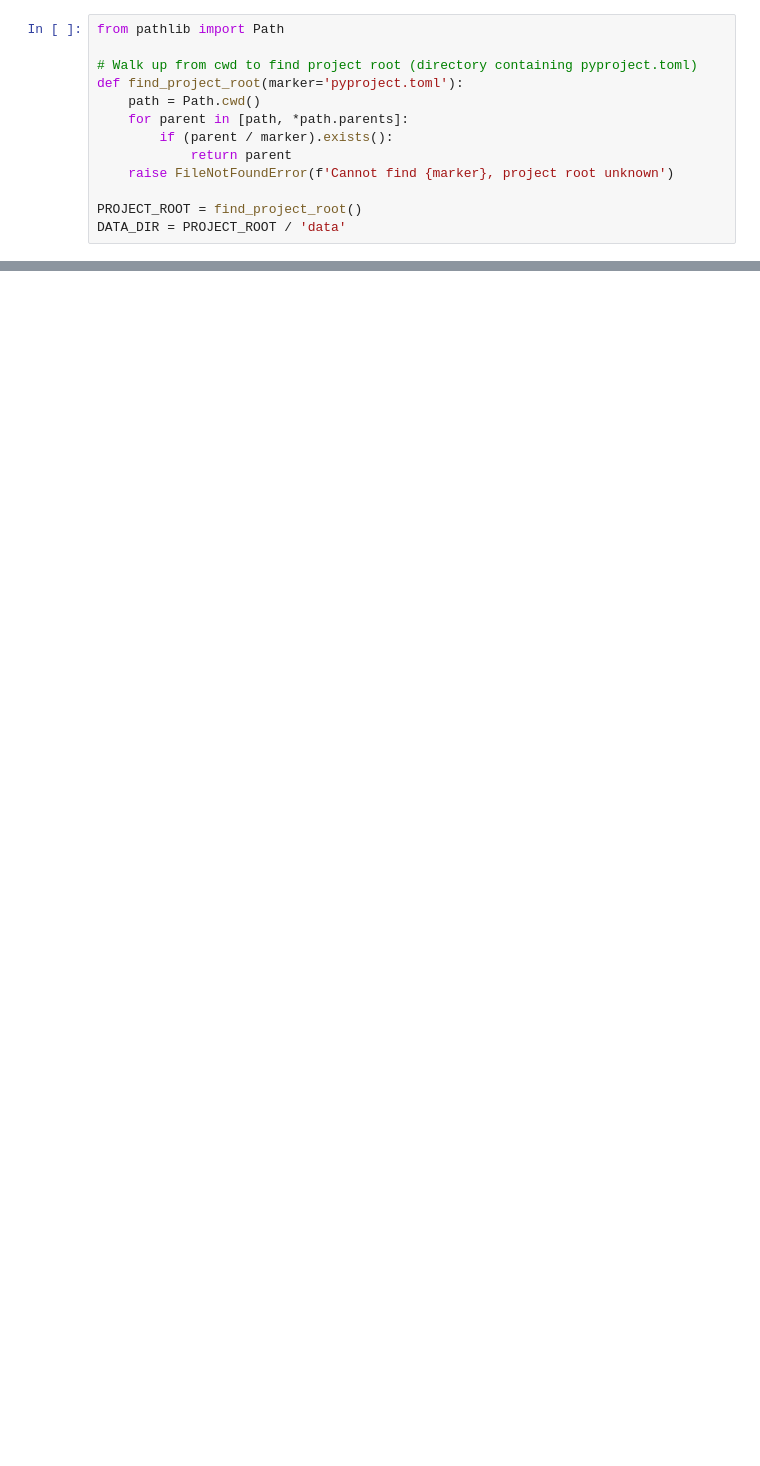
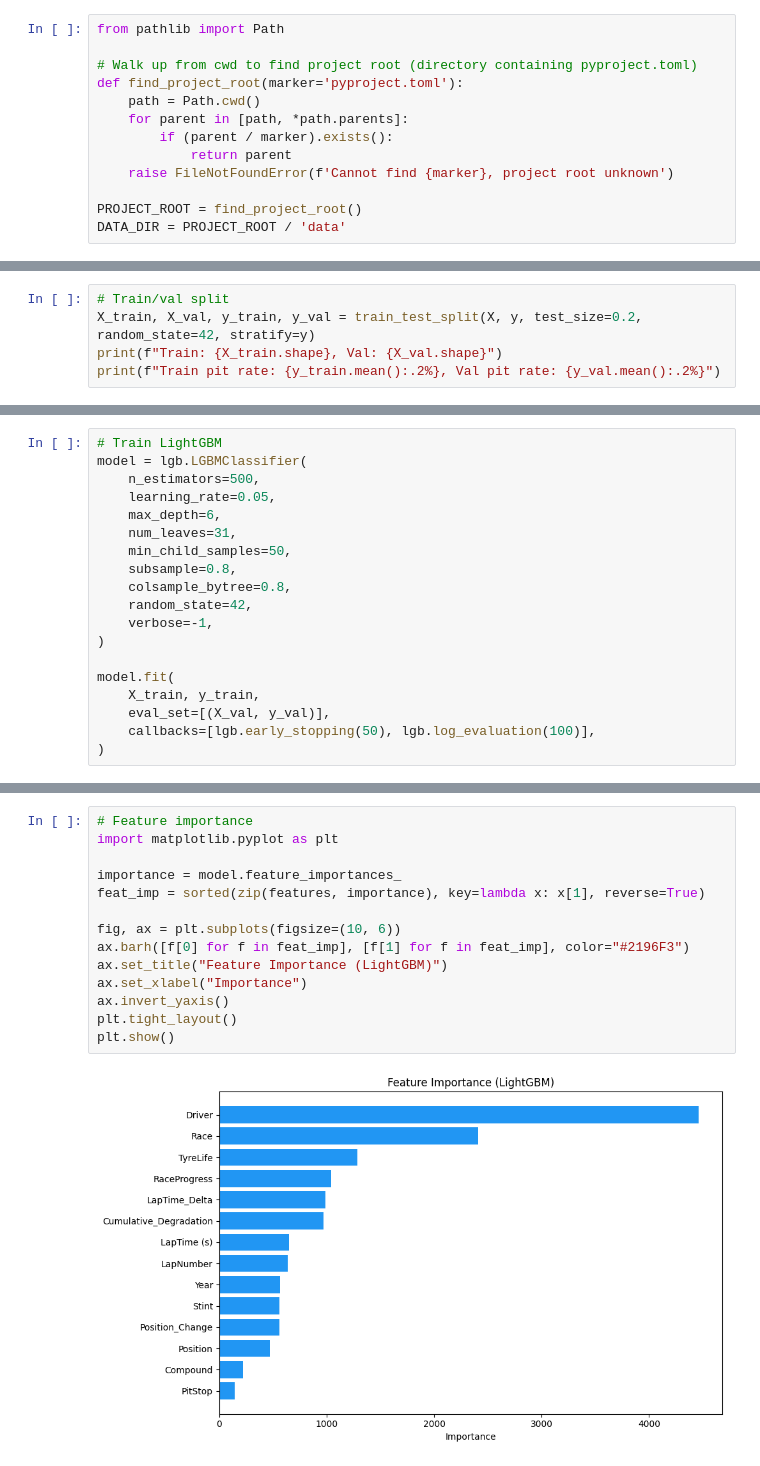
Before and after one commit to time1043/predicting-f1-pit-stops, a Jupyter notebook: note/model.ipynb, the cells around one changed output, grey strips where cells are left out. Drawn from its saved outputs; the diff is of its cells as text; blank space fills up the shorter version.

Commit message:
lightgbm: 2058/2628 0.94068

```diff
--- a/note/model.ipynb
+++ b/note/model.ipynb
@@ -24,0 +55,5 @@ print(f"Test: {test.shape}")
+# %%
+# Train/val split
+X_train, X_val, y_train, y_val = train_test_split(X, y, test_size=0.2, random_state=42, stratify=y)
+print(f"Train: {X_train.shape}, Val: {X_val.shape}")
+print(f"Train pit rate: {y_train.mean():.2%}, Val pit rate: {y_val.mean():.2%}")
@@ -24,0 +63,19 @@ print(f"Test: {test.shape}")
+# %%
+# Train LightGBM
+model = lgb.LGBMClassifier(
+    n_estimators=500,
+    learning_rate=0.05,
+    max_depth=6,
+    num_leaves=31,
+    min_child_samples=50,
+    subsample=0.8,
+    colsample_bytree=0.8,
+    random_state=42,
+    verbose=-1,
+)
+
+model.fit(
+    X_train, y_train,
+    eval_set=[(X_val, y_val)],
+    callbacks=[lgb.early_stopping(50), lgb.log_evaluation(100)],
+)
@@ -24,0 +101,16 @@ print(f"Test: {test.shape}")
+# %%
+# Feature importance
+import matplotlib.pyplot as plt
+
+importance = model.feature_importances_
+feat_imp = sorted(zip(features, importance), key=lambda x: x[1], reverse=True)
+
+fig, ax = plt.subplots(figsize=(10, 6))
+ax.barh([f[0] for f in feat_imp], [f[1] for f in feat_imp], color="#2196F3")
+ax.set_title("Feature Importance (LightGBM)")
+ax.set_xlabel("Importance")
+ax.invert_yaxis()
+plt.tight_layout()
+plt.show()
+# %% [output]
+[figure, added]
```
Also changed, not shown: parts of 7 cells of this notebook, 3 other files.
